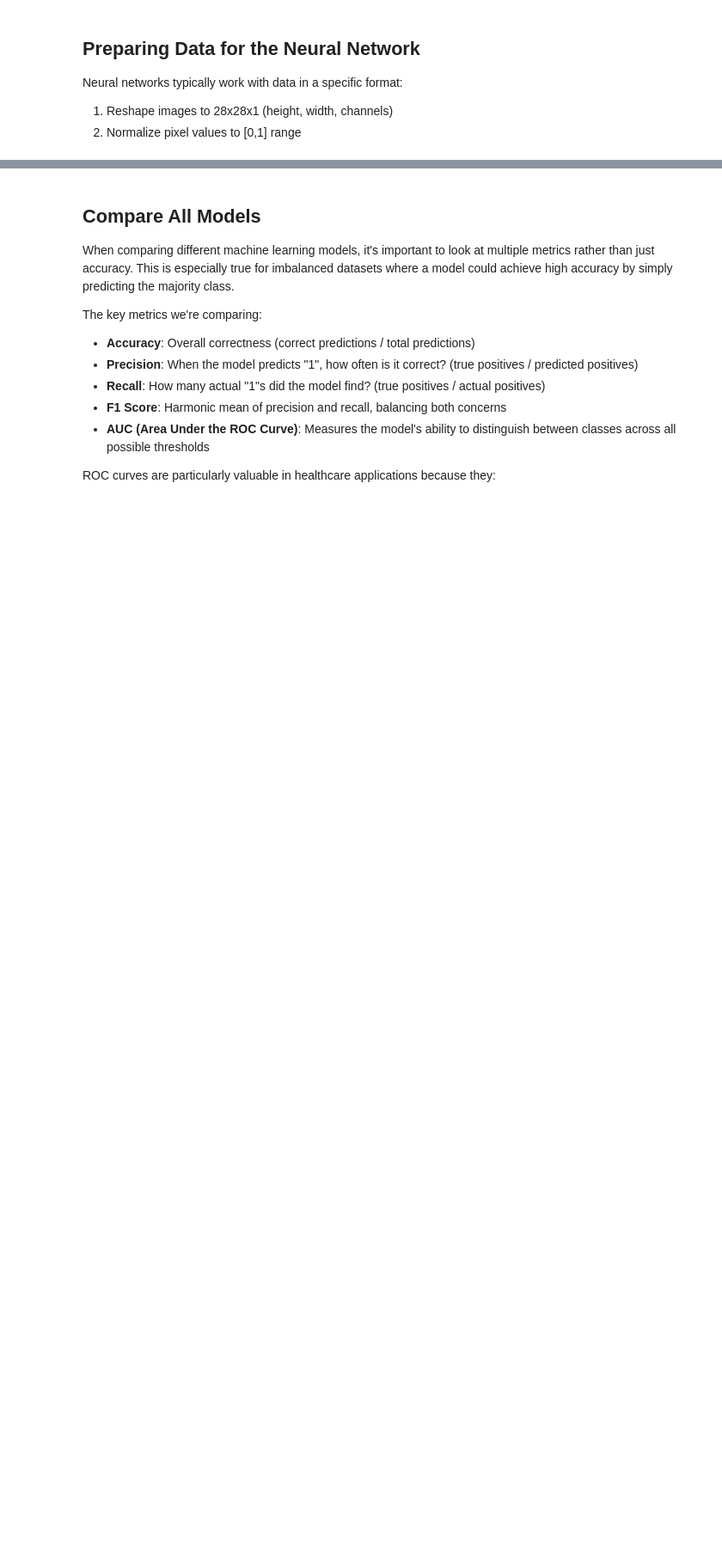
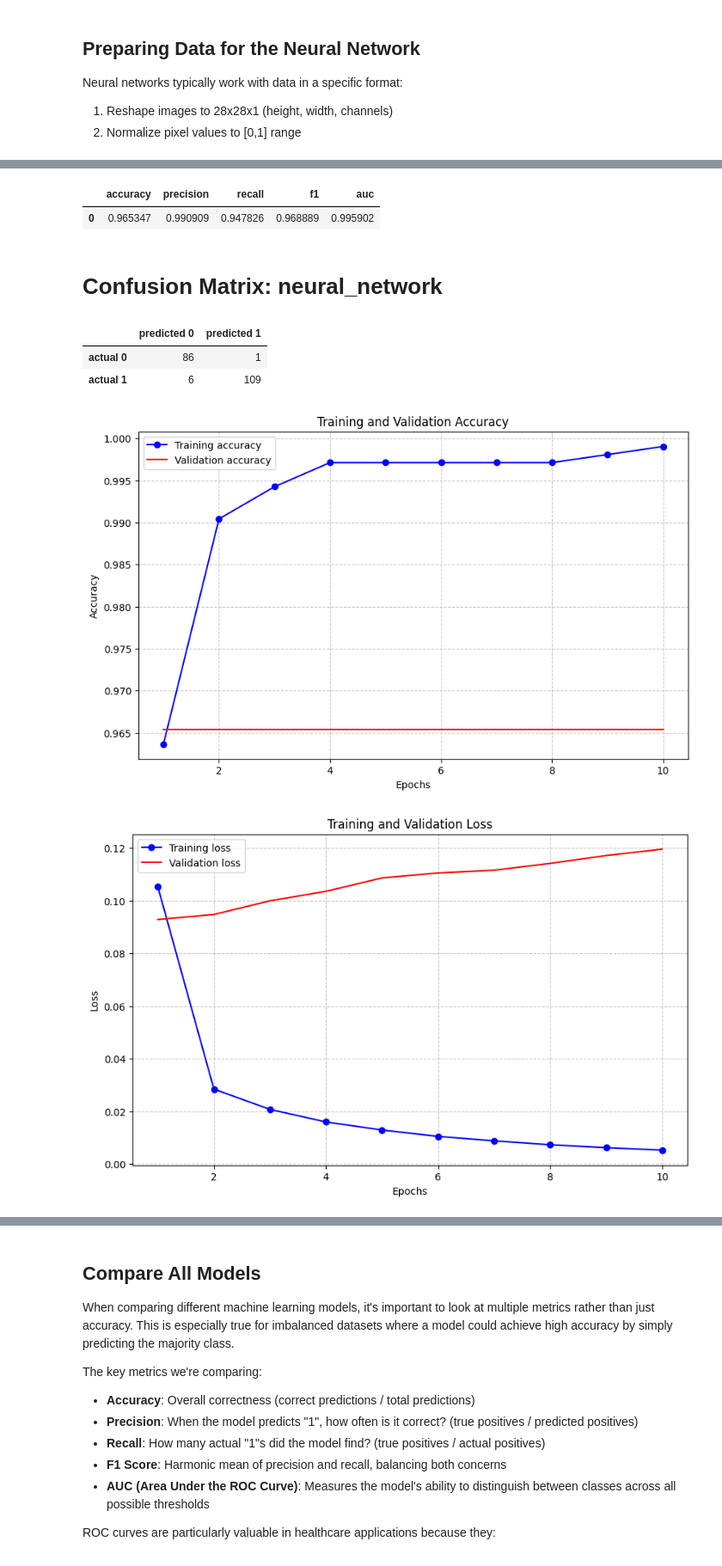
Before and after one commit to oscar-peng/datasci_223, a Jupyter notebook: lectures/06/demo/02-handwritten_digits.ipynb, the cells around one changed output, grey strips where cells are left out. Shown at 86% size. Cells and saved outputs as stored; diff of their text form; code cells hidden in the pictures; blank space fills up the shorter version.

```diff
--- a/lectures/06/demo/02-handwritten_digits.ipynb
+++ b/lectures/06/demo/02-handwritten_digits.ipynb
@@ -222,13 +251,17 @@ TensorFlow datasets are efficient but for this demo, we'll convert to numpy arra
 # Convert to numpy arrays for easier manipulation
 train_images = []
 train_labels = []
-for image, label in tfds.as_numpy(train_ds.take(10000)):  # Limit to 10000 samples for speed
+for image, label in tfds.as_numpy(
+    train_ds.take(10000)
+):  # Limit to 10000 samples for speed
     train_images.append(image)
     train_labels.append(label)
 
 test_images = []
 test_labels = []
-for image, label in tfds.as_numpy(test_ds.take(2000)):  # Limit to 2000 samples for speed
+for image, label in tfds.as_numpy(
+    test_ds.take(2000)
+):  # Limit to 2000 samples for speed
     test_images.append(image)
     test_labels.append(label)
 # %% [markdown]
@@ -294,11 +340,11 @@ show_grid(train_binary.sample(10), title="Sample of 0's and 1's", num_cols=5)
 # %%
 # Initialize metrics dictionary to track model performance
 metrics_dict = {
-    '0_vs_1': {  # Task name (0 vs 1 classifier)
-        'random_forest': {},
-        'logistic_regression': {},
-        'xgboost': {},
-        'neural_network': {}
+    "0_vs_1": {  # Task name (0 vs 1 classifier)
+        "random_forest": {},
+        "logistic_regression": {},
+        "xgboost": {},
+        "neural_network": {},
     }
 }
 # %% [markdown]
@@ -527,34 +600,33 @@ Neural networks typically work with data in a specific format:
 # %%
 # Prepare training data
 # Use np.stack to properly combine the arrays into a single multi-dimensional array
-train_images_nn = np.stack(train_binary['image'].tolist())
-train_labels_nn = np.array(train_binary['label'])
+train_images_nn = np.stack(train_binary["image"].tolist())
+train_labels_nn = np.array(train_binary["label"])
 
 # Prepare validation data
-valid_images_nn = np.stack(valid_binary['image'].tolist())
-valid_labels_nn = np.array(valid_binary['label'])
+valid_images_nn = np.stack(valid_binary["image"].tolist())
+valid_labels_nn = np.array(valid_binary["label"])
 
 # Create a simple neural network model
 nn_model = Sequential([
     # Input layer - specify the shape of our images
     # EMNIST images from tfds are in the format (28, 28, 1)
-    keras.layers.InputLayer(shape=(IMAGE_SIZE, IMAGE_SIZE, 1)),  # Using 'shape' instead of deprecated 'input_shape'
-
+    keras.layers.InputLayer(
+        shape=(IMAGE_SIZE, IMAGE_SIZE, 1)
+    ),  # Using 'shape' instead of deprecated 'input_shape'
     # Flatten the 2D image to a 1D array
     keras.layers.Flatten(),
-
     # Hidden layer with 128 neurons and ReLU activation
-    keras.layers.Dense(128, activation='relu'),
-
+    keras.layers.Dense(128, activation="relu"),
     # Output layer with sigmoid activation (for binary classification)
-    keras.layers.Dense(1, activation='sigmoid')
+    keras.layers.Dense(1, activation="sigmoid"),
 ])
 
 # Compile the model
 nn_model.compile(
-    optimizer='adam',               # Adam optimization algorithm
-    loss='binary_crossentropy',     # Loss function for binary classification
-    metrics=['accuracy']            # Track accuracy during training
+    optimizer="adam",  # Adam optimization algorithm
+    loss="binary_crossentropy",  # Loss function for binary classification
+    metrics=["accuracy"],  # Track accuracy during training
 )
 
 # Display model summary
@@ -563,10 +635,10 @@ nn_model.summary()
 # Train the model
 print("Training Neural Network model...")
 history = nn_model.fit(
-    train_images_nn,                           # Training images
-    train_labels_nn,                           # Training labels
-    epochs=10,                                 # Number of training epochs
-    validation_data=(valid_images_nn, valid_labels_nn)  # Validation data
+    train_images_nn,  # Training images
+    train_labels_nn,  # Training labels
+    epochs=10,  # Number of training epochs
+    validation_data=(valid_images_nn, valid_labels_nn),  # Validation data
 )
 
 # Evaluate the model
@@ -590,19 +662,20 @@ auc_nn = auc(fpr_nn, tpr_nn)
 
 # Store metrics in dictionary
 metrics_dict[task][model_name] = {
-    'accuracy': accuracy,
-    'precision': precision,
-    'recall': recall,
-    'f1': f1,
-    'confusion_matrix': conf_matrix,
-    'fpr': fpr_nn,
-    'tpr': tpr_nn,
-    'auc': auc_nn
+    "accuracy": accuracy,
+    "precision": precision,
+    "recall": recall,
+    "f1": f1,
+    "confusion_matrix": conf_matrix,
+    "fpr": fpr_nn,
+    "tpr": tpr_nn,
+    "auc": auc_nn,
 }
 
 # Display performance metrics
 display_model_performance(task, model_name, metrics_dict)
 
 # Plot training history
-plot_training_history(history, 'accuracy')
-plot_training_history(history, 'loss')
+plot_training_history(history, "accuracy")
+plot_training_history(history, "loss")
+# %% [output]
@@ -609,3 +713,11 @@ plot_training_history(history, 'loss')
+|  | accuracy | precision | recall | f1 | auc |
+| 0 | 0.965347 | 0.990909 | 0.947826 | 0.968889 | 0.995902 |
+# Confusion Matrix: neural_network
+|  | predicted 0 | predicted 1 |
+| actual 0 | 86 | 1 |
+| actual 1 | 6 | 109 |
+[figure, added]
+[figure, added]
 # %%
 # Use cached results if not rebuilding models
 if not REBUILD:
```
Also changed, not shown: parts of 18 cells of this notebook, 2 other files.
